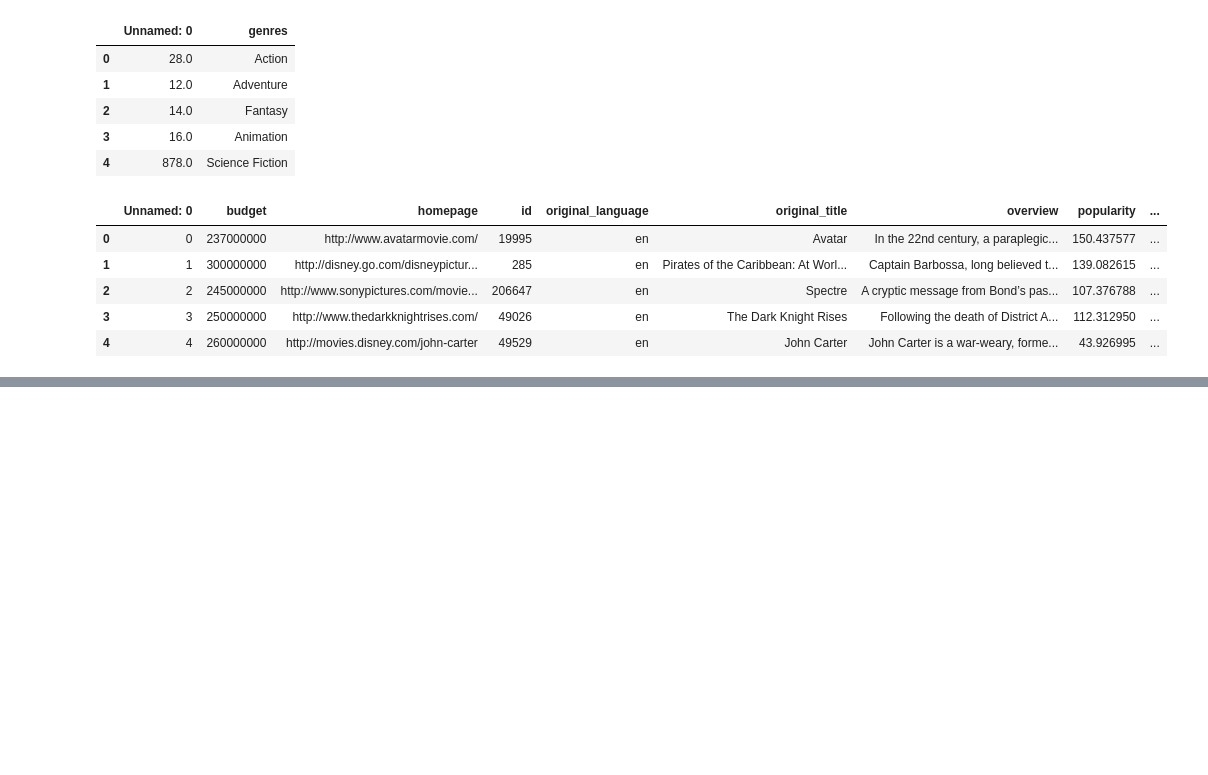
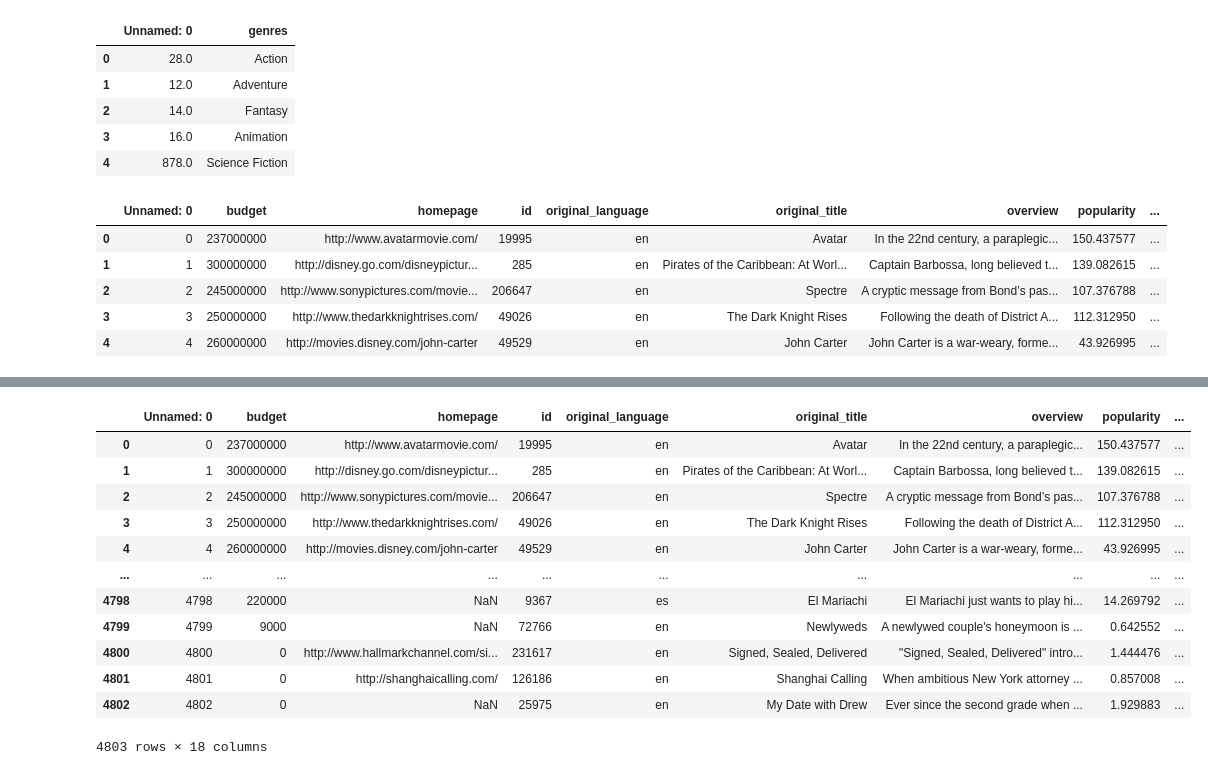
Before and after one commit to PiotrWitaszek/Matplotlib, a Jupyter notebook: Matplotlib.ipynb, the cells around one changed output, grey strips where cells are left out. Cells and saved outputs as stored; diff of their text form; code cells hidden in the pictures; blank space fills up the shorter version.

```diff
--- a/Matplotlib.ipynb
+++ b/Matplotlib.ipynb
@@ -166,0 +94,19 @@ fig=plt.figure()
+# %%
+# 3Baza filmów zawiera kolumnę z id gatunku (genre_id). Na tej podstawie połącz ze sobą bazę filmów z bazą gatunków, tak aby w bazie filmów można było odczytać nazwę gatunku filmu.
+genres_dict=dict(zip(genres['Unnamed: 0'].unique(),genres['genres']))
+movies['genre']=movies['genre_id'].map(genres_dict)
+movies
+# %% [output]
+|  | Unnamed: 0 | budget | homepage | id | original_language | original_title | overview | popularity | ... |
+| 0 | 0 | 237000000 | http://www.avatarmovie.com/ | 19995 | en | Avatar | In the 22nd century, a paraplegic... | 150.437577 | ... |
+| 1 | 1 | 300000000 | http://disney.go.com/disneypictur... | 285 | en | Pirates of the Caribbean: At Worl... | Captain Barbossa, long believed t... | 139.082615 | ... |
+| 2 | 2 | 245000000 | http://www.sonypictures.com/movie... | 206647 | en | Spectre | A cryptic message from Bond’s pas... | 107.376788 | ... |
+| 3 | 3 | 250000000 | http://www.thedarkknightrises.com/ | 49026 | en | The Dark Knight Rises | Following the death of District A... | 112.312950 | ... |
+| 4 | 4 | 260000000 | http://movies.disney.com/john-carter | 49529 | en | John Carter | John Carter is a war-weary, forme... | 43.926995 | ... |
+| ... | ... | ... | ... | ... | ... | ... | ... | ... | ... |
+| 4798 | 4798 | 220000 | NaN | 9367 | es | El Mariachi | El Mariachi just wants to play hi... | 14.269792 | ... |
+| 4799 | 4799 | 9000 | NaN | 72766 | en | Newlyweds | A newlywed couple's honeymoon is ... | 0.642552 | ... |
+| 4800 | 4800 | 0 | http://www.hallmarkchannel.com/si... | 231617 | en | Signed, Sealed, Delivered | "Signed, Sealed, Delivered" intro... | 1.444476 | ... |
+| 4801 | 4801 | 0 | http://shanghaicalling.com/ | 126186 | en | Shanghai Calling | When ambitious New York attorney ... | 0.857008 | ... |
+| 4802 | 4802 | 0 | NaN | 25975 | en | My Date with Drew | Ever since the second grade when ... | 1.929883 | ... |
+4803 rows × 18 columns
```
Also changed, not shown: parts of 15 cells of this notebook.
